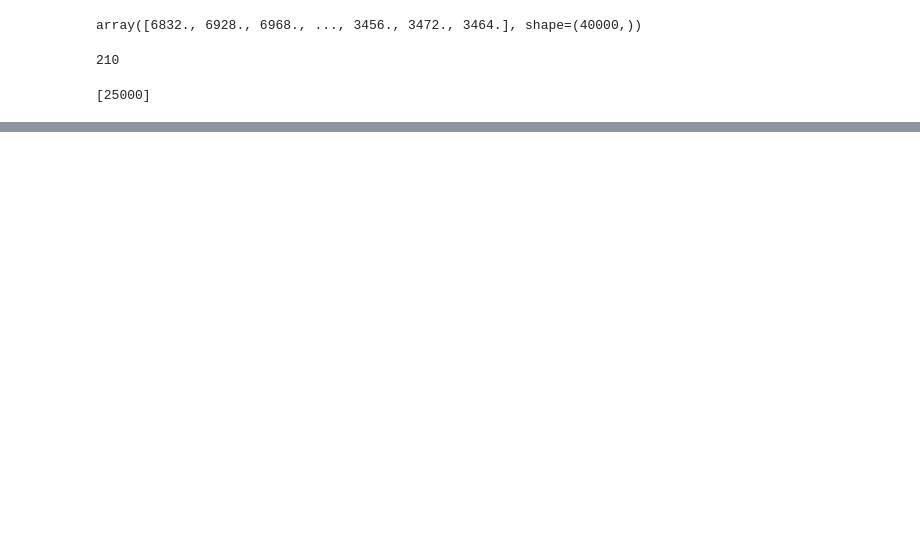
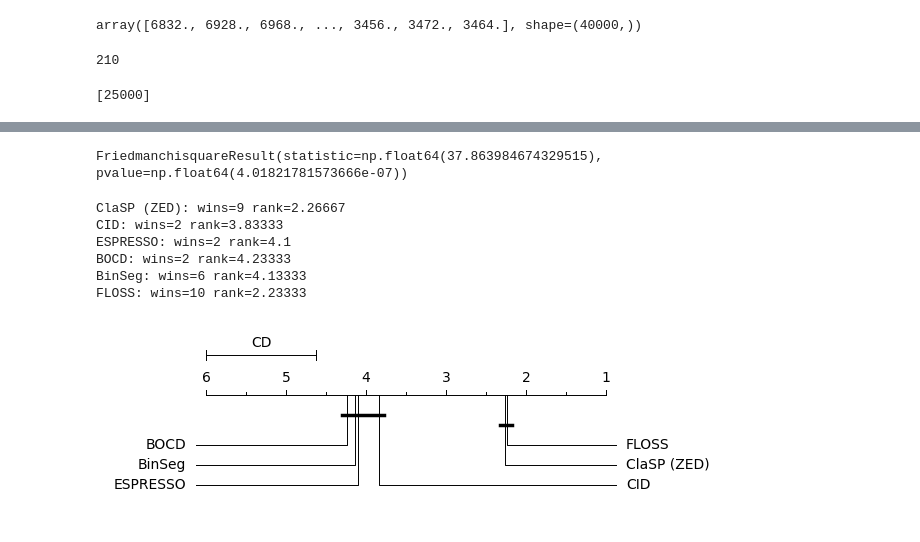
Before and after one commit to JaasperK/oracle, a Jupyter notebook: notebooks/oracle.ipynb, the cells around one changed output, grey strips where cells are left out. Drawn from its saved outputs; the diff is of its cells as text; code cells hidden in the pictures; blank space fills up the shorter version.

```diff
--- a/notebooks/oracle.ipynb
+++ b/notebooks/oracle.ipynb
@@ -1843,0 +1904,6 @@ utsa_spread
+# %%
+competitors_eval = pd.read_csv("../data/unsupervised_segmentation_covering.csv")
+competitors_eval = competitors_eval[competitors_eval.dataset.isin(utsa_dataset_names)]
+competitors_eval = competitors_eval[["dataset", "ESPRESSO", "BOCD", "BinSeg", "FLOSS"]]
+competitors_eval = competitors_eval.reset_index(drop=True)
+competitors_eval
@@ -1843,0 +1928,40 @@ utsa_spread
+# %%
+clasp_dms_strat_scores = []
+for idx, (dataset, stdmu) in utsa_spread.iterrows():
+    if stdmu <= CID_MU_THRESH:
+        clasp_dms_strat_scores.append(utsa_scores.loc[idx].cid)
+    else:
+        clasp_dms_strat_scores.append(utsa_scores.loc[idx].zed)
+
+clasp_dms_strat_scores = pd.Series(np.array(clasp_dms_strat_scores)).rename("CID")
+default_clasp_utsa_scores = pd.Series(utsa_scores.zed.to_numpy()).rename("ClaSP (ZED)")
+# %%
+res = friedmanchisquare(
+    default_clasp_utsa_scores,
+    clasp_dms_strat_scores,
+    competitors_eval["ESPRESSO"],
+    competitors_eval["BOCD"],
+    competitors_eval["BinSeg"],
+    competitors_eval["FLOSS"],
+    )
+res
+# %% [output]
+FriedmanchisquareResult(statistic=np.float64(37.863984674329515), pvalue=np.float64(4.01821781573666e-07))
+# %%
+comp_df = pd.concat([default_clasp_utsa_scores, clasp_dms_strat_scores, competitors_eval.iloc[:, 1:]], axis=1)
+# %%
+ranks = comp_df.rank(axis=1, method="min", ascending=False)
+means = ranks.mean(axis=0)
+for mean, name in zip(means, comp_df.columns):
+    print(f"{name}: wins={ranks[ranks[name] == 1].shape[0]} rank={np.round(mean, 5)}")
+
+cd = compute_CD(means, comp_df.shape[0])
+graph_ranks(means, comp_df.columns, cd=cd, reverse=True)
+# %% [output]
+ClaSP (ZED): wins=9 rank=2.26667
+CID: wins=2 rank=3.83333
+ESPRESSO: wins=2 rank=4.1
+BOCD: wins=2 rank=4.23333
+BinSeg: wins=6 rank=4.13333
+FLOSS: wins=10 rank=2.23333
+[figure, added]
```
Also changed, not shown: parts of 12 cells of this notebook, 5 other files.
